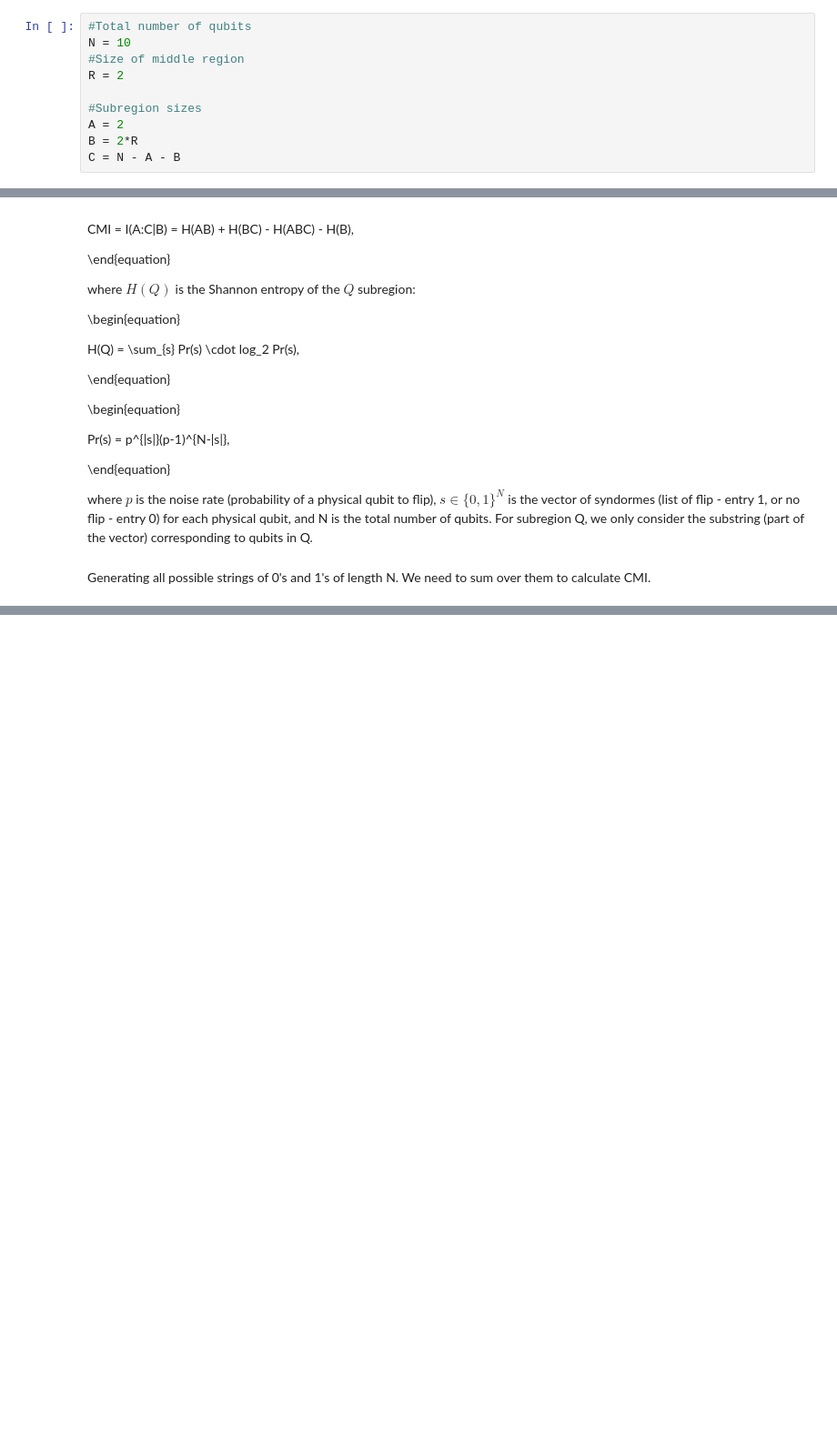
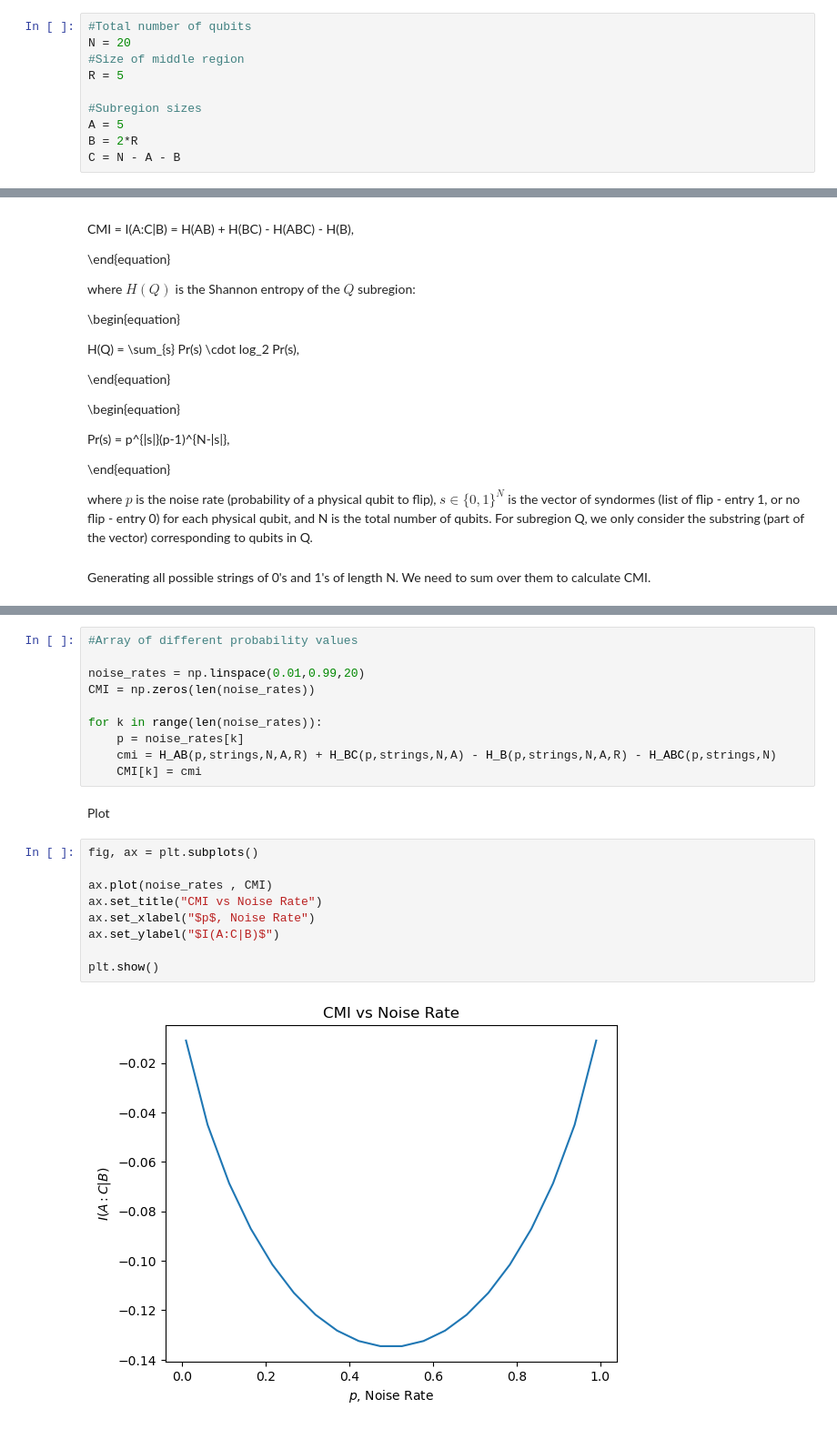
Before and after one commit to HannaKarwowska/PSI-Essay, a Jupyter notebook: 1Dcode.ipynb, the cells around one changed output, grey strips where cells are left out. Shown at 91% size. Cells and saved outputs as stored; diff of their text form; blank space fills up the shorter version.

```diff
--- a/1Dcode.ipynb
+++ b/1Dcode.ipynb
@@ -8,12 +9,12 @@ from itertools import product
 Defining the code size and partitions into subregions
 # %%
 #Total number of qubits
-N = 10
+N = 20
 #Size of middle region
-R = 2
+R = 5
 
 #Subregion sizes
-A = 2
+A = 5
 B = 2*R
 C = N - A - B
 # %% [markdown]
@@ -61,0 +142,23 @@ print(strings.dim)
+# %%
+#Array of different probability values
+
+noise_rates = np.linspace(0.01,0.99,20)
+CMI = np.zeros(len(noise_rates))
+
+for k in range(len(noise_rates)):
+    p = noise_rates[k]
+    cmi = H_AB(p,strings,N,A,R) + H_BC(p,strings,N,A) - H_B(p,strings,N,A,R) - H_ABC(p,strings,N)
+    CMI[k] = cmi
+# %% [markdown]
+Plot
+# %%
+fig, ax = plt.subplots()
+
+ax.plot(noise_rates , CMI)
+ax.set_title("CMI vs Noise Rate")
+ax.set_xlabel("$p$, Noise Rate")
+ax.set_ylabel("$I(A:C|B)$")
+
+plt.show()
+# %% [output]
+[figure, added]
```
Also changed, not shown: parts of 6 cells of this notebook.
